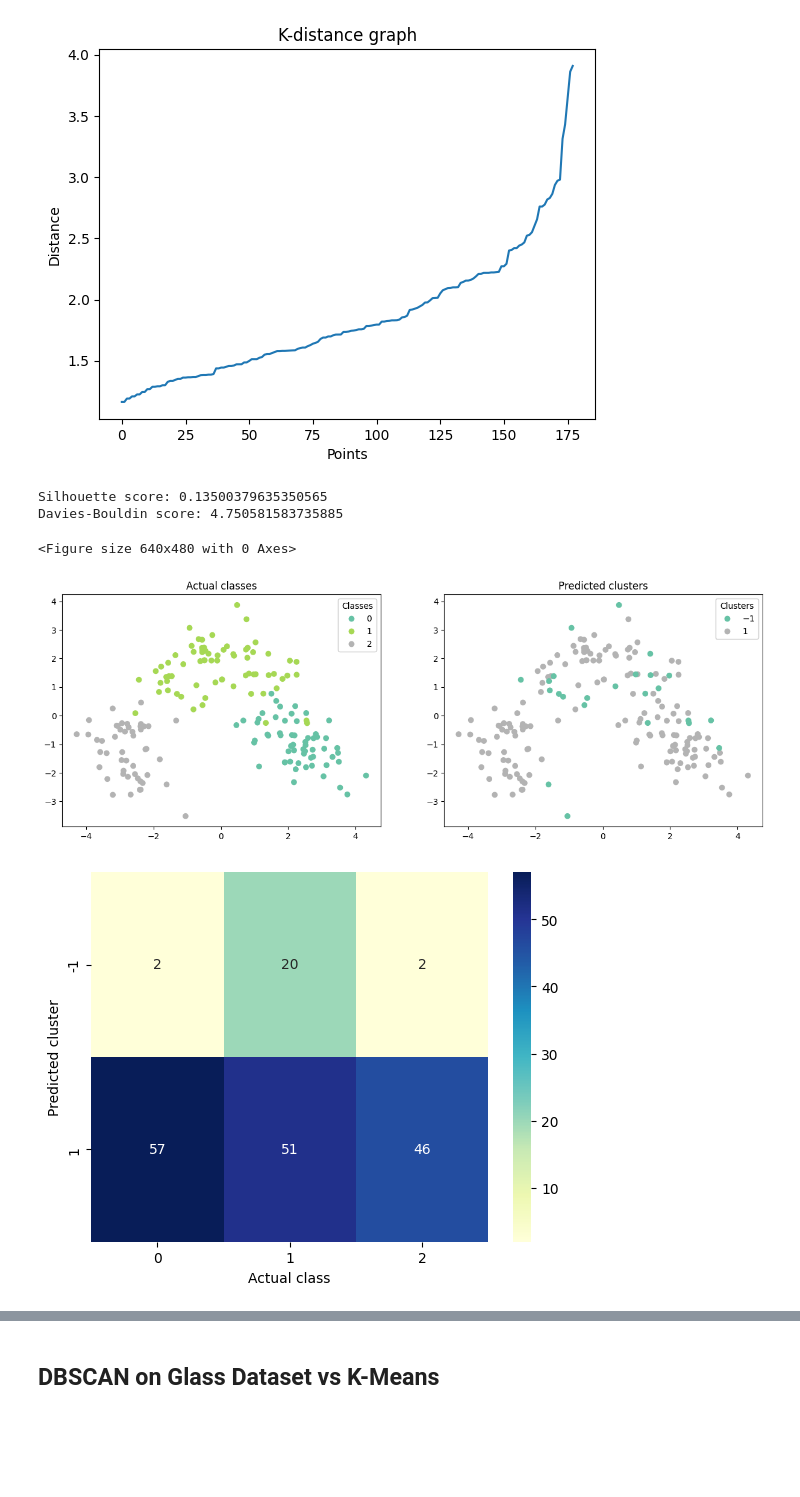
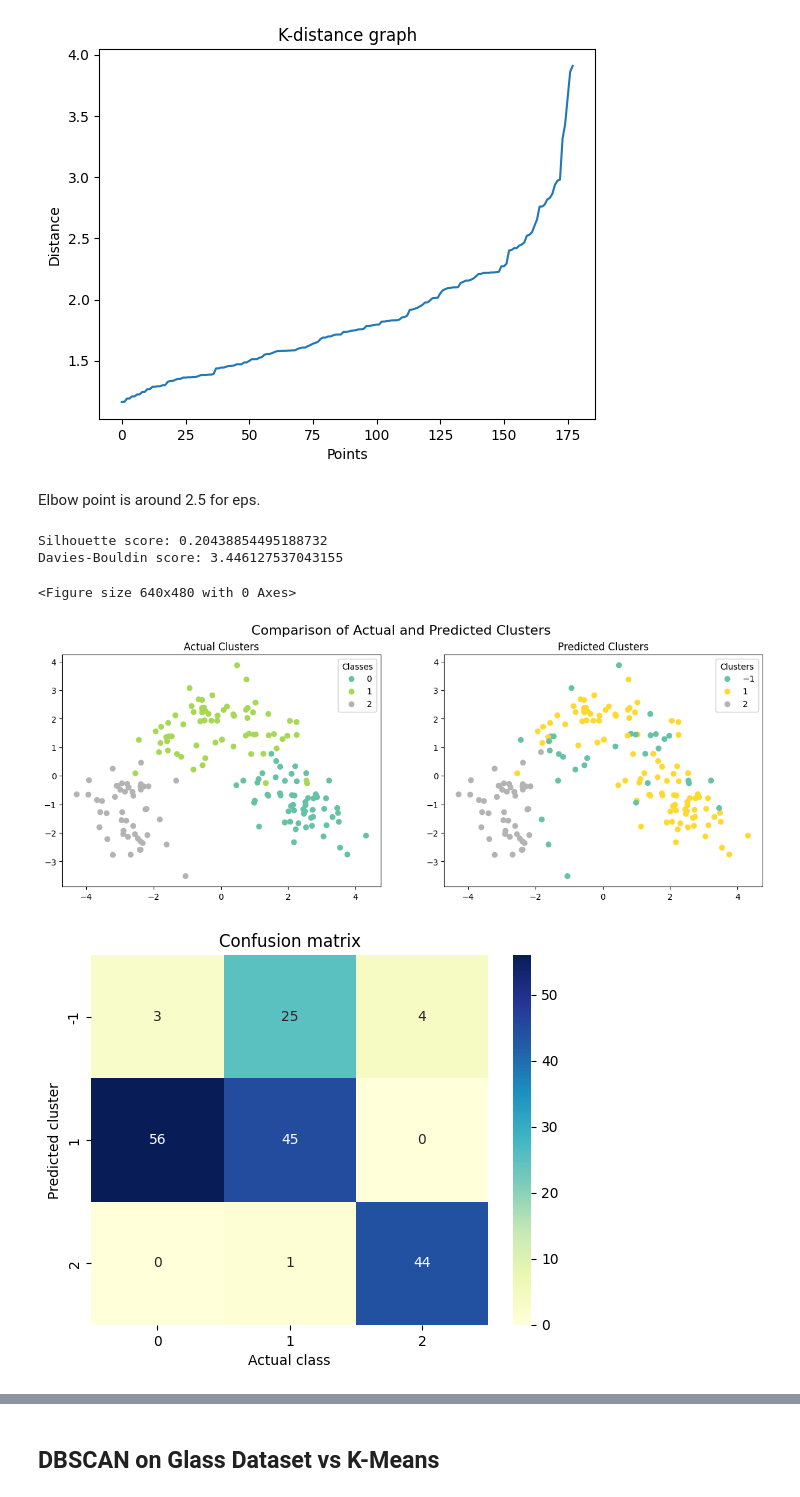
Before and after one commit to Frknslmn50/EDAMI_23L, a Jupyter notebook: Project_DBSCAN/DBSCAN_Implementation.ipynb, the cells around one changed output, grey strips where cells are left out. Drawn from its saved outputs; the diff is of its cells as text; code cells hidden in the pictures; blank space fills up the shorter version.

```diff
--- a/Project_DBSCAN/DBSCAN_Implementation.ipynb
+++ b/Project_DBSCAN/DBSCAN_Implementation.ipynb
@@ -165,28 +175,17 @@ k_distance_plot(X, 5)
 # %% [output]
 [figure]
+# %% [markdown]
+Elbow point is around 2.5 for eps.
 # %%
 # Cluster wine dataset using DBSCAN algorithm
-dbscan = DBSCAN(eps=2.5, min_pts=5)
+dbscan = DBSCAN(eps=2.5, min_pts=10)
 clusters = dbscan.fit(X)
 
-# Silhouette score
-print(f"Silhouette score: {silhouette_score(X, clusters)}")
-
-# Davies-Bouldin score
-print(f"Davies-Bouldin score: {davies_bouldin_score(X, clusters)}")
-
-# Plot clusters
-plt.figure(1)
-plot_clusters(X, y, clusters)
-plt.show()
-
-# Plot heatmap
-plt.figure(2)
-plot_heatmap(y, clusters)
-plt.show()
+# Evaluate clustering results
+evaluate_clusters(X,y,clusters)
 # %% [output]
-Silhouette score: 0.13500379635350565
-Davies-Bouldin score: 4.750581583735885
+Silhouette score: 0.20438854495188732
+Davies-Bouldin score: 3.446127537043155
 <Figure size 640x480 with 0 Axes>
-[figure, old version]
+[figure, new version]
-[figure, old version]
+[figure, new version]
```
Also changed, not shown: parts of 48 cells of this notebook, 2 other files.
